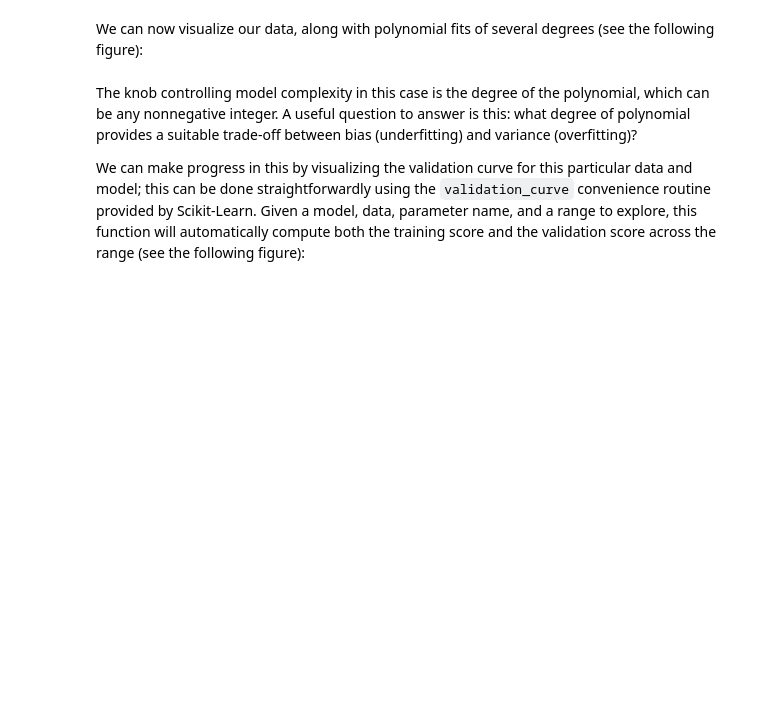
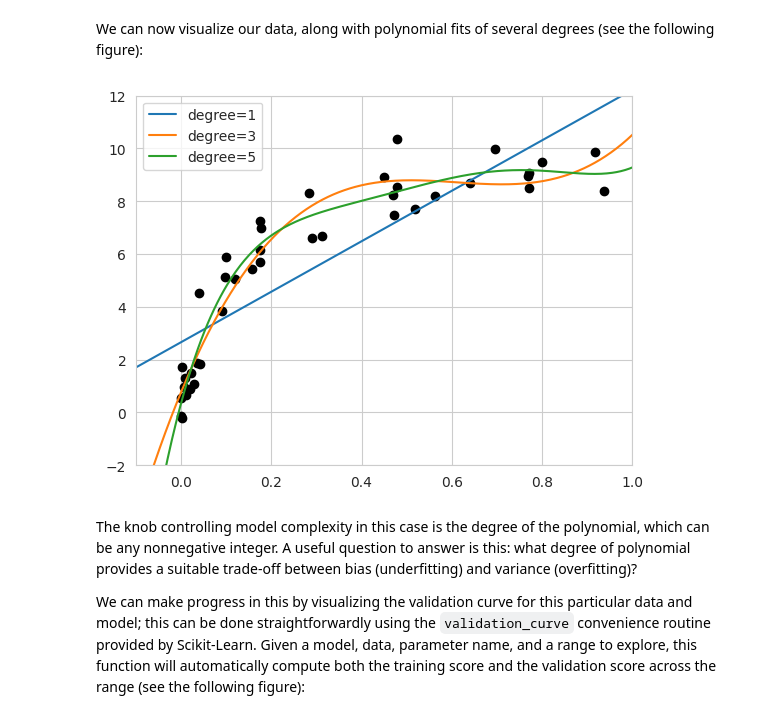
Before and after one commit to techseeko/AAI614_Haidar, a Jupyter notebook: Week-5/Saoud-Notebook5.1.ipynb, the cells around one changed output. Drawn from its saved outputs; the diff is of its cells as text; code cells hidden in the pictures; blank space fills up the shorter version.

Commit message:
Ran and Updated using Colab Using below to fix white grid on plots
import seaborn as sns
sns.set_style("whitegrid")

```diff
--- a/Week-5/Saoud-Notebook5.1.ipynb
+++ b/Week-5/Saoud-Notebook5.1.ipynb
@@ -186,18 +206,26 @@ We can now visualize our data, along with polynomial fits of several degrees (se
 # %%
 %matplotlib inline
 import matplotlib.pyplot as plt
-plt.style.use('seaborn-whitegrid')
+import seaborn as sns
+
+sns.set_style("whitegrid")
+
+#plt.style.available
+
+#plt.style.use('seaborn-whitegrid')
 
 X_test = np.linspace(-0.1, 1.1, 500)[:, None]
 
 plt.scatter(X.ravel(), y, color='black')
 axis = plt.axis()
 for degree in [1, 3, 5]:
     y_test = PolynomialRegression(degree).fit(X, y).predict(X_test)
     plt.plot(X_test.ravel(), y_test, label='degree={0}'.format(degree))
 plt.xlim(-0.1, 1.0)
 plt.ylim(-2, 12)
 plt.legend(loc='best');
+# %% [output]
+[figure, added]
 # %% [markdown]
 The knob controlling model complexity in this case is the degree of the polynomial, which can be any nonnegative integer.
 A useful question to answer is this: what degree of polynomial provides a suitable trade-off between bias (underfitting) and variance (overfitting)?
```
Also changed, not shown: parts of 14 cells of this notebook.
